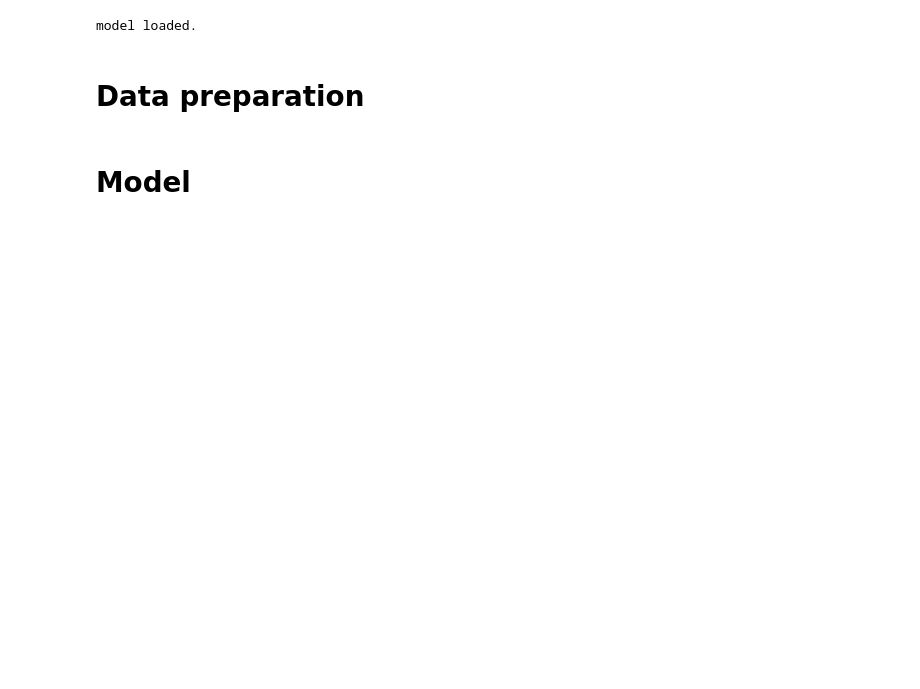
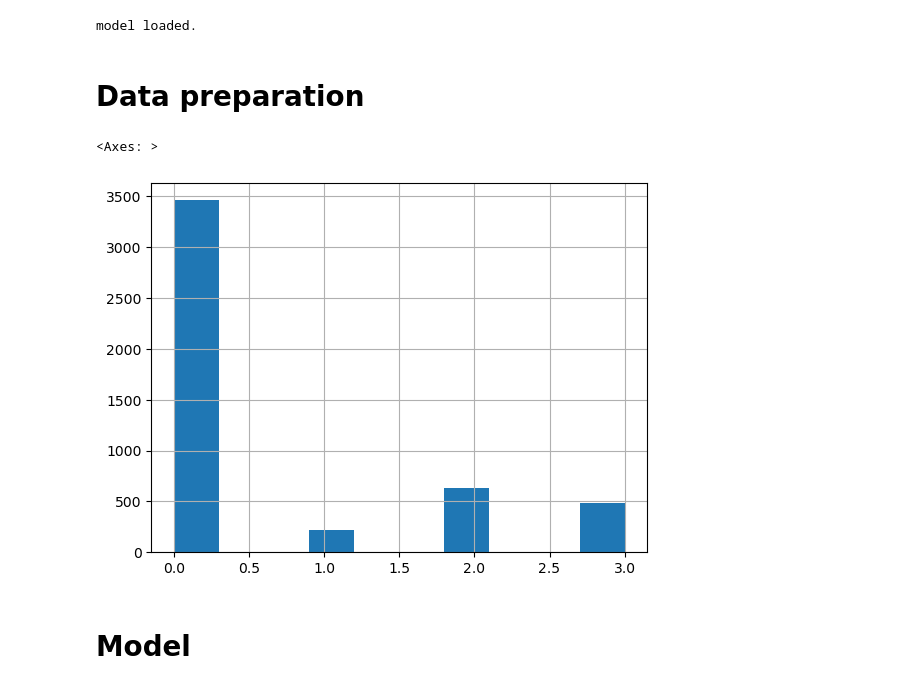
Before and after one commit to stefanasandei/roai-solved, a Jupyter notebook: national-contests/romania/selection_camp/2025/cv/angry-birds/angry-birds.ipynb, the cells around one changed output. Drawn from its saved outputs; the diff is of its cells as text; code cells hidden in the pictures; blank space fills up the shorter version.

```diff
--- a/national-contests/romania/selection_camp/2025/cv/angry-birds/angry-birds.ipynb
+++ b/national-contests/romania/selection_camp/2025/cv/angry-birds/angry-birds.ipynb
@@ -42,3 +36,9 @@ print("model loaded.")
 model loaded.
 # %% [markdown]
 # Data preparation
+# %%
+def detect_background(img_path):
+    # high blue channel saturation usually means Water
+    img = cv2.imread(img_path) # BGR
+    blue_mean = img[:, :, 0].mean() / 255.0
+    return 1 if blue_mean > 0.5 else 0
@@ -45,3 +90,22 @@ model loaded.
+# %%
+train_ds = AngryBirdsDataset(mode="train")
+val_ds = AngryBirdsDataset(mode="val")
+test_ds = AngryBirdsDataset(mode="test")
+
+y_train = train_ds.df["y_4way"].values
+counts = np.bincount(y_train)
+weights_map = 1.0 / counts
+samples_weight = torch.from_numpy(weights_map[y_train])
+sampler = WeightedRandomSampler(samples_weight, len(samples_weight))
+
+train_loader = DataLoader(train_ds, batch_size=batch_size, sampler=sampler)
+val_loader = DataLoader(val_ds, batch_size=batch_size, shuffle=False)
+test_loader = DataLoader(test_ds, batch_size=batch_size, shuffle=False)
+# %%
+train_ds.df["y_4way"].hist()
+# %% [output]
+<Axes: >
+[figure, added]
 # %% [markdown]
 # Model
 # %%
```
Also changed, not shown: parts of 15 cells of this notebook, 1 other file.
